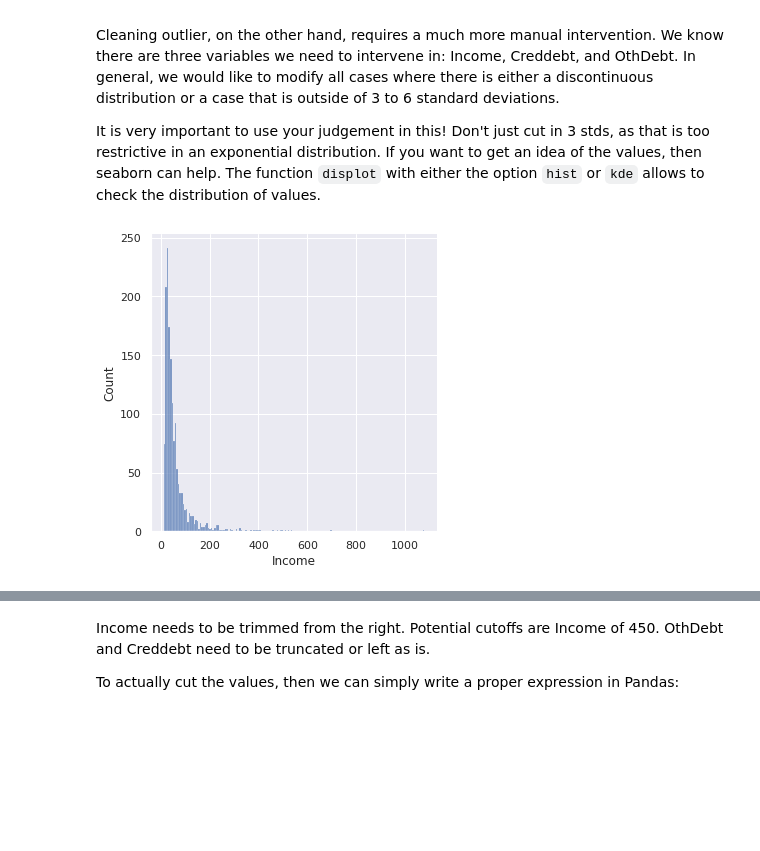
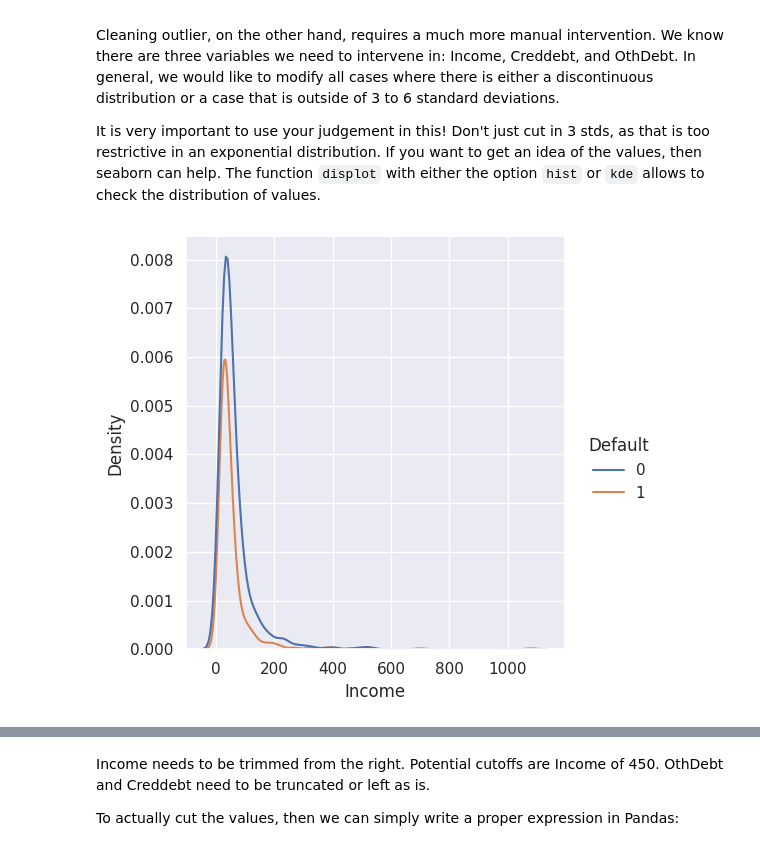
Before and after one commit to CBravoR/AdvancedAnalyticsLabs, a Jupyter notebook: notebooks/python/Lab_4_Preprocessing.ipynb, the cells around one changed output, grey strips where cells are left out. Drawn from its saved outputs; the diff is of its cells as text; code cells hidden in the pictures; blank space fills up the shorter version.

````diff
--- a/notebooks/python/Lab_4_Preprocessing.ipynb
+++ b/notebooks/python/Lab_4_Preprocessing.ipynb
@@ -110,6 +111,8 @@ import numpy as np
 # %%
-sns.set(color_codes=True)
+# Set the theme of the plots
+sns.set_theme(color_codes=True)
 
+# Plot the distribution of the columns. Ignore the warning, it is internal to seaborn
 for col_id in bankloan_data.columns[np.r_[1,3:9]]:
     sns.displot(data = bankloan_data, x = col_id, hue = "Default", kind = 'kde')
 # %% [output]
@@ -216,6 +222,6 @@ Then, we now should fix these values as follow:
 bankloan_data.Leverage.values[bankloan_data.Leverage.values == 999999] = np.nan
 # %%
 # Fills out the null values with zeros. Inplace argument changes dataframe.
-bankloan_data.OthDebt.fillna(value = 0, inplace=True)
+bankloan_data.fillna(value={'OthDebt': 0}, inplace=True)
 # %%
 # Remove null case if you want
@@ -223,6 +229,10 @@ bankloan_data.OthDebt.fillna(value = 0, inplace=True)
-# %%
-# Fill out remaining elements.
-null_columns = bankloan_data.columns[bankloan_data.isnull().any()]
-
-for column in null_columns:
-  bankloan_data[column].fillna(bankloan_data[column].median(), inplace=True)
+# %%
+# Get the column names for columns with null values.
+null_columns = bankloan_data.columns[bankloan_data.isnull().any()]
+
+# Creates dictionary of the column names and the median of the column.
+dict_median = {column: bankloan_data[column].median() for column in null_columns}
+print(dict_median)
+
+# Fill the NA/NaN values with the median of the column.
+bankloan_data.fillna(value=dict_median, inplace=True)
@@ -247,9 +259,9 @@ Cleaning outlier, on the other hand, requires a much more manual intervention. W
 
 It is very important to use your judgement in this! Don't just cut in 3 stds, as that is too restrictive in an exponential distribution. If you want to get an idea of the values, then seaborn can help. The function ```displot``` with either the option ```hist``` or ```kde``` allows to check the distribution of values.
 # %%
-fig = sns.displot(bankloan_data['Income'], kind = 'hist')
+fig = sns.displot(data=bankloan_data, x='Income', kind='kde', hue='Default')
 plt.savefig('Income.pdf')
 plt.show()
 # %% [output]
-[figure, old version]
+[figure, new version]
 # %%
````
Also changed, not shown: parts of 24 cells of this notebook.
